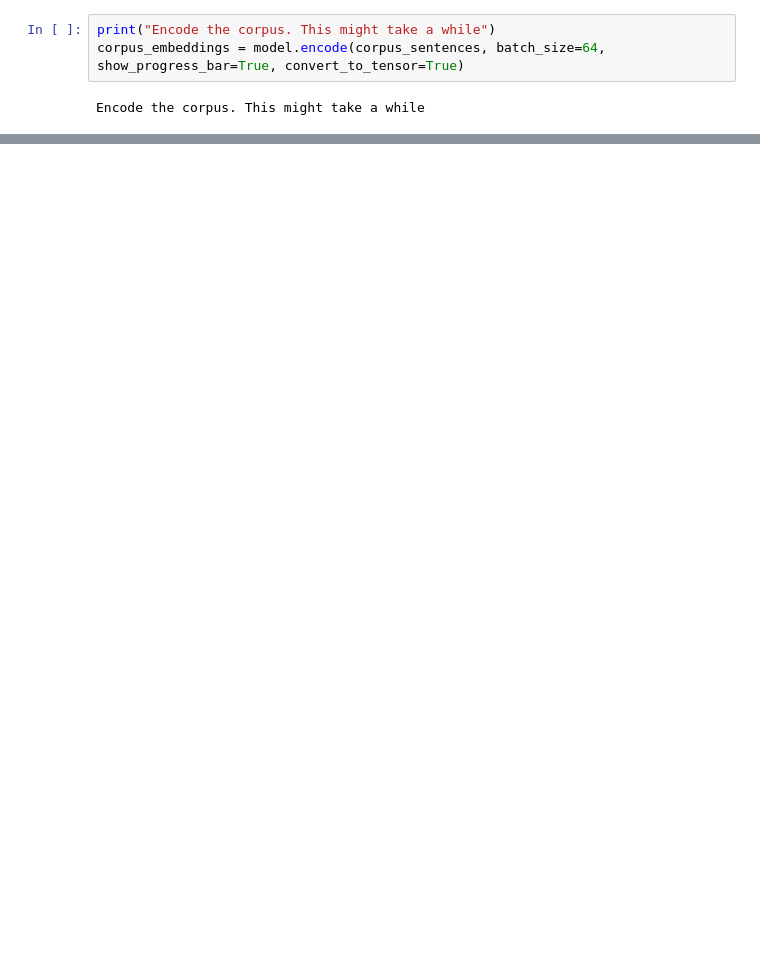
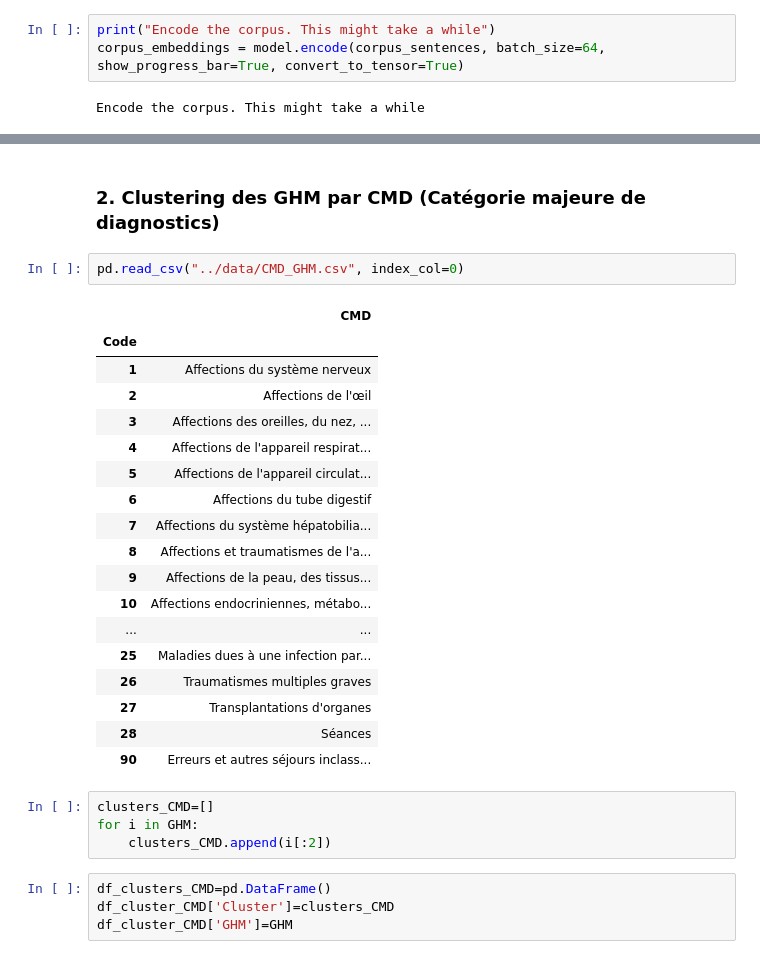
Before and after one commit to Kirscher/TextMining_Parcours_de_soin, a Jupyter notebook: text_mining/clustering_ghm.ipynb, the cells around one changed output, grey strips where cells are left out. Cells and saved outputs as stored; diff of their text form; blank space fills up the shorter version.

```diff
--- a/text_mining/clustering_ghm.ipynb
+++ b/text_mining/clustering_ghm.ipynb
@@ -139,0 +137,31 @@ df_cluster
+# %% [markdown]
+### 2. Clustering des GHM par CMD (Catégorie majeure de diagnostics)
+# %%
+pd.read_csv("../data/CMD_GHM.csv", index_col=0)
+# %% [output]
+|  | CMD |
+| Code |  |
+| 1 | Affections du système nerveux |
+| 2 | Affections de l'œil |
+| 3 | Affections des oreilles, du nez, ... |
+| 4 | Affections de l'appareil respirat... |
+| 5 | Affections de l'appareil circulat... |
+| 6 | Affections du tube digestif |
+| 7 | Affections du système hépatobilia... |
+| 8 | Affections et traumatismes de l'a... |
+| 9 | Affections de la peau, des tissus... |
+| 10 | Affections endocriniennes, métabo... |
+| ... | ... |
+| 25 | Maladies dues à une infection par... |
+| 26 | Traumatismes multiples graves |
+| 27 | Transplantations d'organes |
+| 28 | Séances |
+| 90 | Erreurs et autres séjours inclass... |
+# %%
+clusters_CMD=[]
+for i in GHM:
+    clusters_CMD.append(i[:2])
+# %%
+df_clusters_CMD=pd.DataFrame()
+df_cluster_CMD['Cluster']=clusters_CMD
+df_cluster_CMD['GHM']=GHM
```
Also changed, not shown: parts of 18 cells of this notebook, 4 other files.
